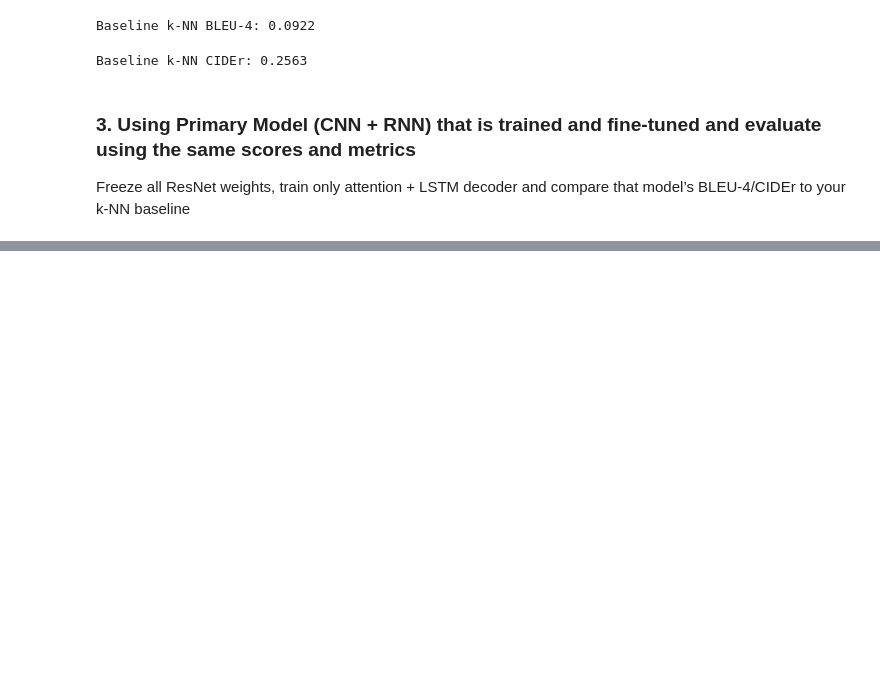
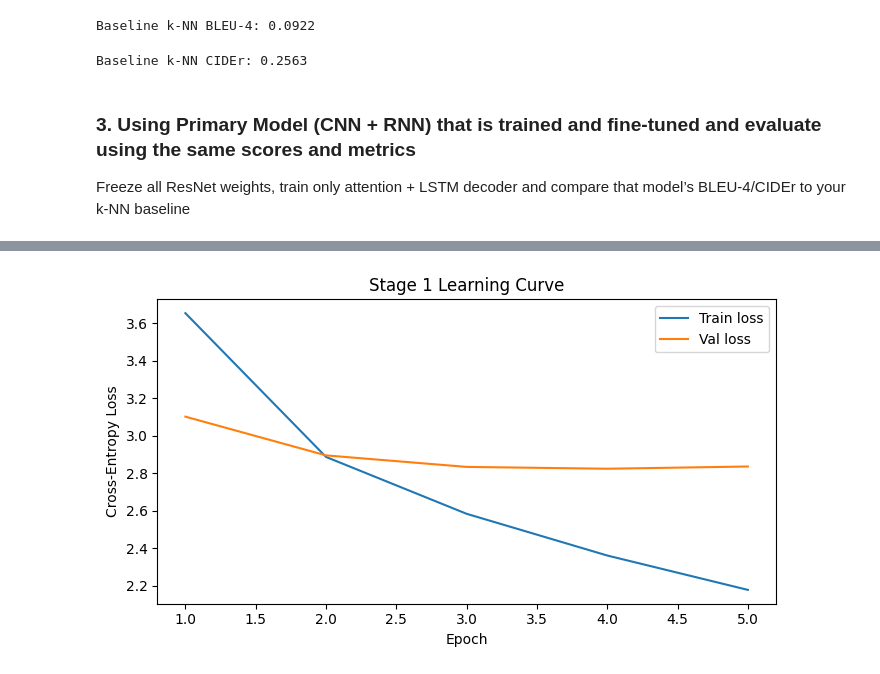
Before and after one commit to Zyx8890/APS360_Deep_Learning, a Jupyter notebook: Project/src/DL_project.ipynb, the cells around one changed output, grey strips where cells are left out. Drawn from its saved outputs; the diff is of its cells as text; code cells hidden in the pictures; blank space fills up the shorter version.

```diff
--- a/Project/src/DL_project.ipynb
+++ b/Project/src/DL_project.ipynb
@@ -394,8 +394,8 @@ try:
     res = {i: [predicted_captions[i]] for i in range(len(predicted_captions))}
 
     cider_scorer = Cider()
-    cider_score, _ = cider_scorer.compute_score(gts, res)
-    print(f'Baseline k-NN CIDEr: {cider_score:.4f}')
+    cider_score_baseline, _ = cider_scorer.compute_score(gts, res)
+    print(f'Baseline k-NN CIDEr: {cider_score_baseline:.4f}')
 except Exception as e:
     print('CIDEr evaluation skipped (pycocoevalcap not available).')
     print('Error:', str(e))
@@ -737,0 +669,22 @@ except Exception as e:
+# %%
+# 6) Stage 1 training — encoder frozen, decoder only
+epochs = 5
+train_losses, val_losses = [], []
+
+for epoch in range(1, epochs + 1):
+    train_loss = run_epoch(train_loader, train=True)
+    val_loss   = run_epoch(val_loader,   train=False)
+    train_losses.append(train_loss)
+    val_losses.append(val_loss)
+    print(f"Epoch {epoch}/{epochs}  train loss: {train_loss:.4f}  val loss: {val_loss:.4f}")
+
+plt.figure(figsize=(7, 4))
+plt.plot(range(1, epochs + 1), train_losses, label='Train loss')
+plt.plot(range(1, epochs + 1), val_losses,   label='Val loss')
+plt.xlabel('Epoch')
+plt.ylabel('Cross-Entropy Loss')
+plt.title('Stage 1 Learning Curve')
+plt.legend()
+plt.tight_layout()
+plt.show()
+# %% [output]
@@ -737,0 +696 @@ except Exception as e:
+[figure, added]
```
Also changed, not shown: parts of 10 cells of this notebook, 21 other files.
